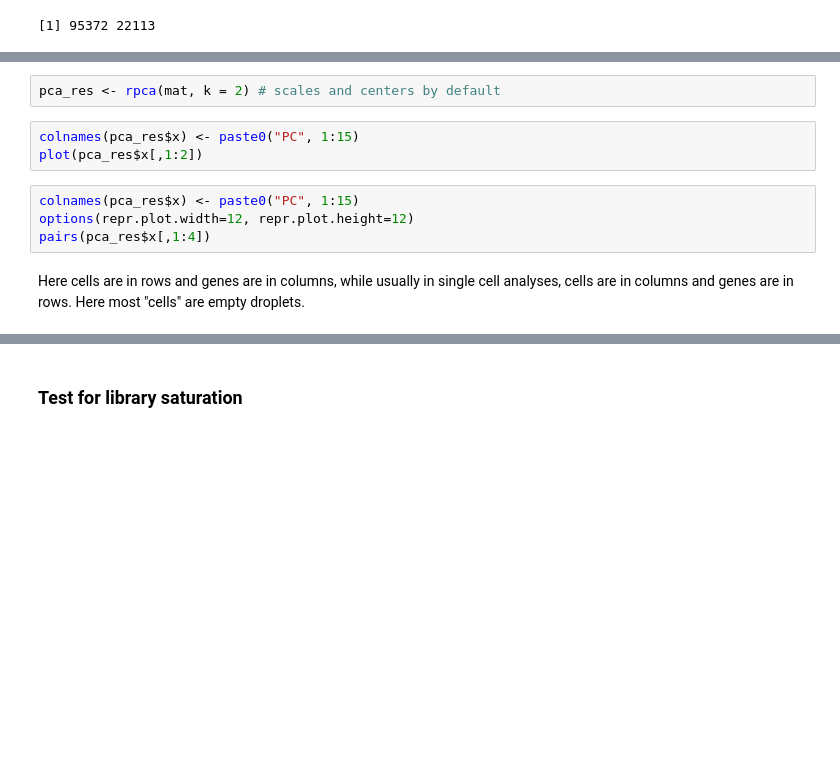
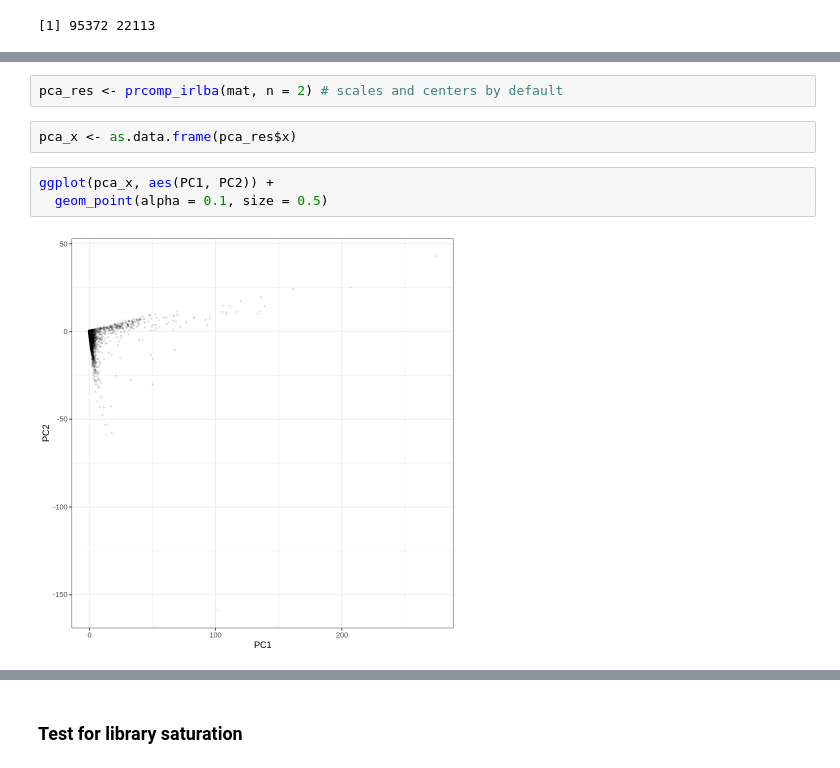
Before and after one commit to pachterlab/kallistobustools, a Jupyter notebook: notebooks/kb_QC.ipynb, the cells around one changed output, grey strips where cells are left out. Cells and saved outputs as stored; diff of their text form; blank space fills up the shorter version.

```diff
--- a/notebooks/kb_QC.ipynb
+++ b/notebooks/kb_QC.ipynb
@@ -100,11 +98,9 @@ dim(mat)
 # %%
-pca_res <- rpca(mat, k = 2) # scales and centers by default
+pca_res <- prcomp_irlba(mat, n = 2) # scales and centers by default
-# %%
-colnames(pca_res$x) <- paste0("PC", 1:15)
-plot(pca_res$x[,1:2])
-# %%
-colnames(pca_res$x) <- paste0("PC", 1:15)
-options(repr.plot.width=12, repr.plot.height=12)
-pairs(pca_res$x[,1:4])
-# %% [markdown]
-Here cells are in rows and genes are in columns, while usually in single cell analyses, cells are in columns and genes are in rows. Here most "cells" are empty droplets.
+# %%
+pca_x <- as.data.frame(pca_res$x)
+# %%
+ggplot(pca_x, aes(PC1, PC2)) +
+  geom_point(alpha = 0.1, size = 0.5)
+# %% [output]
+[figure, added]
```
Also changed, not shown: parts of 13 cells of this notebook.
